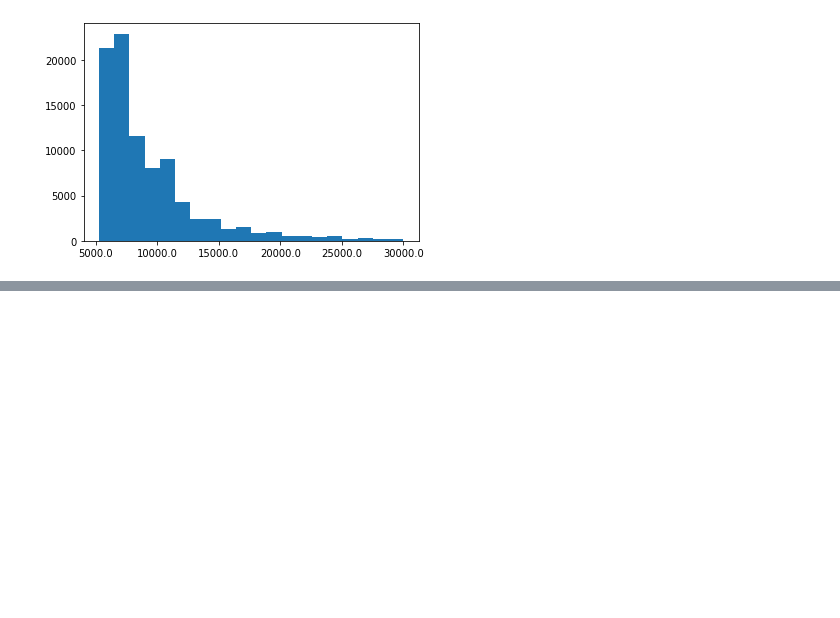
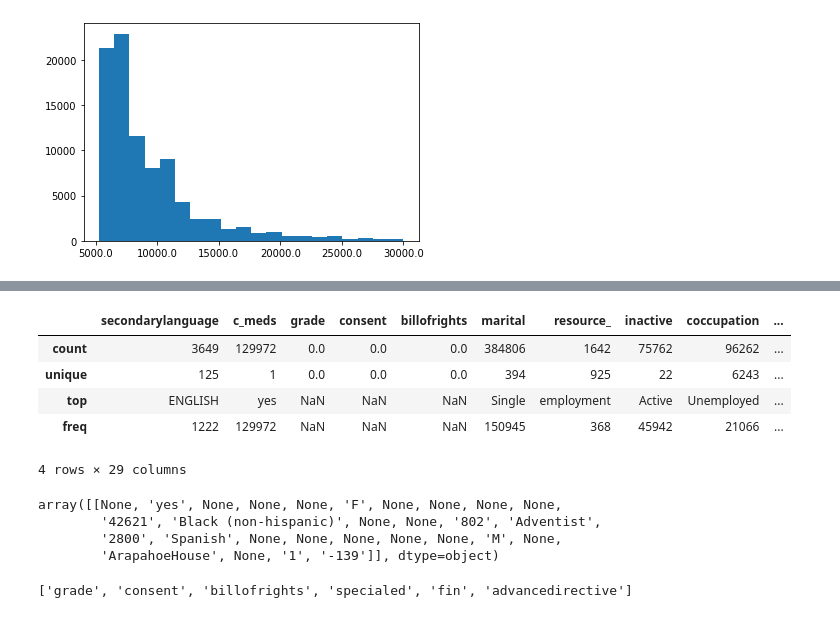
Before and after one commit to geraldinepyh/HolmuskTest, a Jupyter notebook: notebooks/TestCode_forPlots.ipynb, the cells around one changed output, grey strips where cells are left out. Cells and saved outputs as stored; diff of their text form; code cells hidden in the pictures; blank space fills up the shorter version.

```diff
--- a/notebooks/TestCode_forPlots.ipynb
+++ b/notebooks/TestCode_forPlots.ipynb
@@ -157,0 +180,21 @@ If have time
+# %%
+df.describe()
+# %% [output]
+|  | secondarylanguage | c_meds | grade | consent | billofrights | marital | resource_ | inactive | coccupation | ... |
+| count | 3649 | 129972 | 0.0 | 0.0 | 0.0 | 384806 | 1642 | 75762 | 96262 | ... |
+| unique | 125 | 1 | 0.0 | 0.0 | 0.0 | 394 | 925 | 22 | 6243 | ... |
+| top | ENGLISH | yes | NaN | NaN | NaN | Single | employment | Active | Unemployed | ... |
+| freq | 1222 | 129972 | NaN | NaN | NaN | 150945 | 368 | 45942 | 21066 | ... |
+4 rows × 29 columns
+# %%
+data[:1]
+# %% [output]
+array([[None, 'yes', None, None, None, 'F', None, None, None, None,
+        '42621', 'Black (non-hispanic)', None, None, '802', 'Adventist',
+        '2800', 'Spanish', None, None, None, None, None, 'M', None,
+        'ArapahoeHouse', None, '1', '-139']], dtype=object)
+# %%
+cols_to_drop = [c for c in df.columns if len(df[c].unique()) <= 1 ]
+df.drop(drop_cols, axis=1).describe()
+# %% [output]
+['grade', 'consent', 'billofrights', 'specialed', 'fin', 'advancedirective']
```
Also changed, not shown: parts of 4 cells of this notebook, 4 other files.
